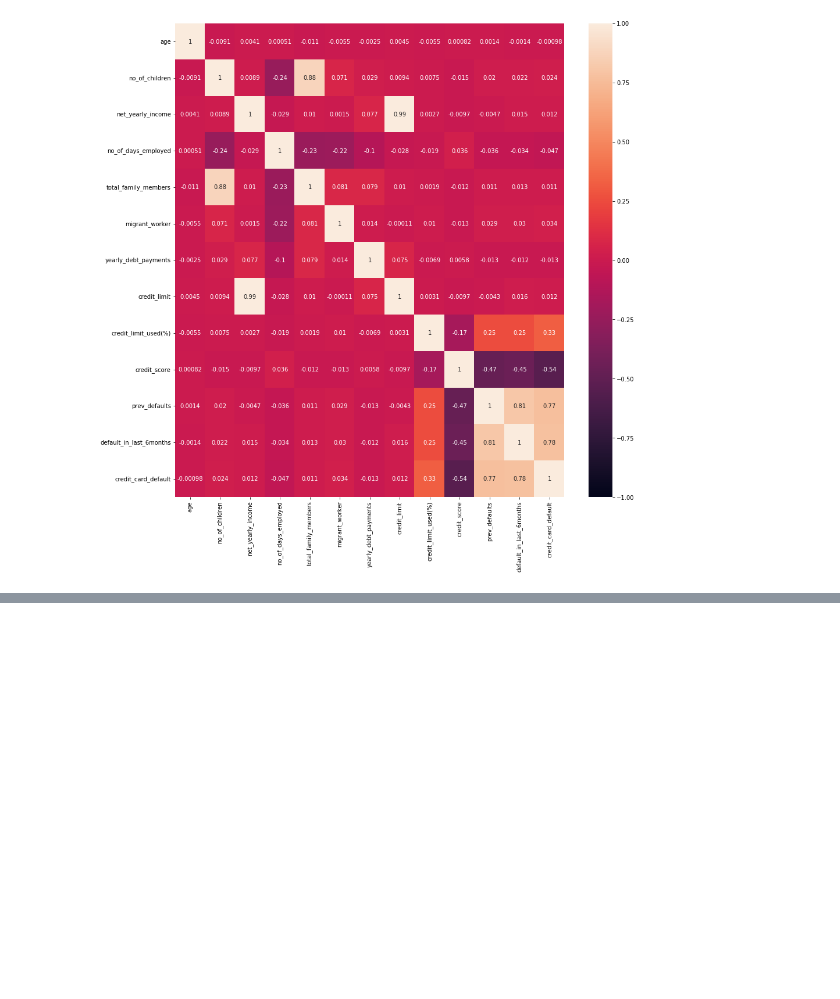
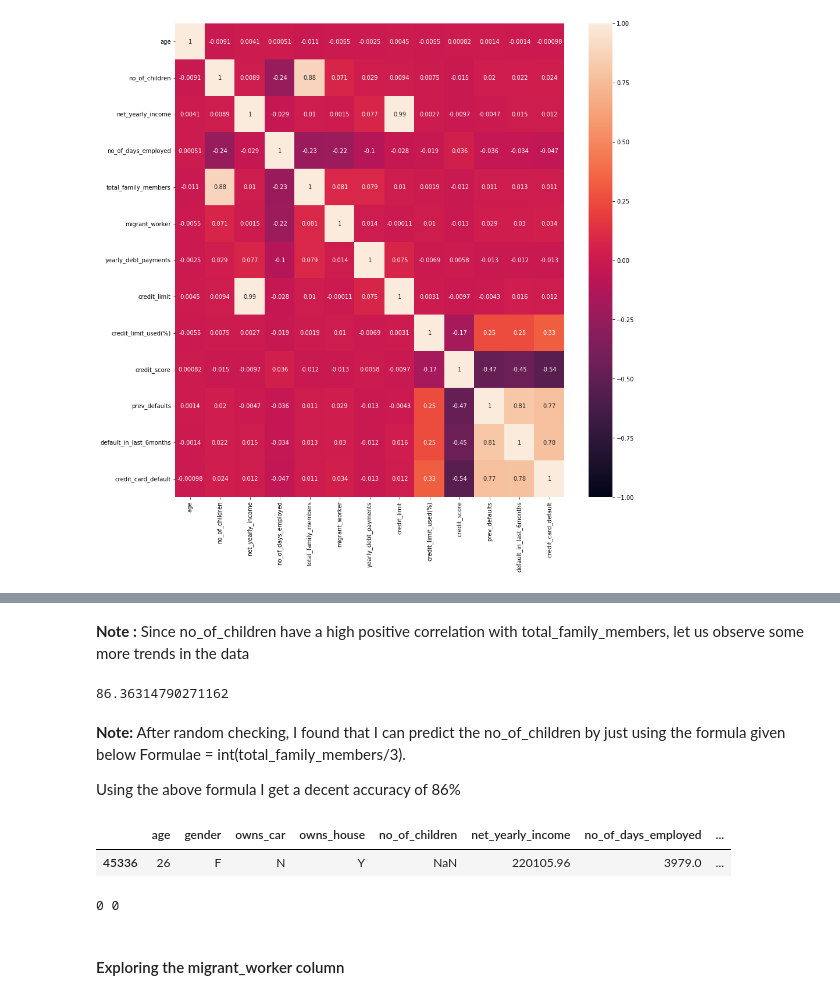
Before and after one commit to Abhishek-003/CreditCard-Default-Prediction, a Jupyter notebook: CreditCard_Default_Prediction.ipynb, the cells around one changed output, grey strips where cells are left out. Drawn from its saved outputs; the diff is of its cells as text; code cells hidden in the pictures; blank space fills up the shorter version.

```diff
--- a/CreditCard_Default_Prediction.ipynb
+++ b/CreditCard_Default_Prediction.ipynb
@@ -178,28 +171,0 @@ req = train_data.groupby('occupation_type')[['no_of_days_employed', 'credit_scor
-# %%
-# Imputing no_of_days_employed
-
-days_employed_missing_train = train_data[train_data['no_of_days_employed'].isnull()].index.tolist()
-days_employed_missing_test = test_data[test_data['no_of_days_employed'].isnull()].index.tolist()
-for i in days_employed_missing_train:
-  occupation = train_data.loc[i, 'occupation_type']
-  train_data.loc[i, 'no_of_days_employed'] = req['no_of_days_employed'][occupation]
-for i in days_employed_missing_test:
-  occupation = test_data.loc[i, 'occupation_type']
-  test_data.loc[i, 'no_of_days_employed'] = req['no_of_days_employed'][occupation]
-
-# Checking if the no_of_days employed is succesfully imputed or not
-print(test_data['no_of_days_employed'].isnull().sum(), train_data['no_of_days_employed'].isnull().sum())
-
-# Imputing credit_score
-
-credit_score_missing_train = test_data[test_data['credit_limit'].isnull()].index.tolist()
-days_employed_missing_test = test_data[test_data['no_of_days_employed'].isnull()].index.tolist()
-for i in days_employed_missing_train:
-  occupation = train_data.loc[i, 'occupation_type']
-  train_data.loc[i, 'no_of_days_employed'] = req['no_of_days_employed'][occupation]
-for i in days_employed_missing_test:
-  occupation = test_data.loc[i, 'occupation_type']
-  test_data.loc[i, 'no_of_days_employed'] = req['no_of_days_employed'][occupation]
-
-# Checking if the no_of_days employed is succesfully imputed or not
-print(test_data['no_of_days_employed'].isnull().sum(), train_data['no_of_days_employed'].isnull().sum())
@@ -224,0 +179,6 @@ null_data
+# %%
+test_dupli = test_data.drop(['customer_id', 'name'], axis=1)
+train_dupli = train_data.copy(deep=True)
+total_data = pd.concat([test_dupli, train_dupli])
+# %%
+req = total_data.groupby('occupation_type')[['no_of_days_employed', 'credit_score','yearly_debt_payments']].mean().apply(list).to_dict()
@@ -224,0 +235,6 @@ null_data
+# %%
+# Imputing owns_car missing data with mode value
+train_data['owns_car'].fillna('N', inplace=True)
+test_data['owns_car'].fillna('N', inplace=True)
+# %% [markdown]
+**Note :** Since no_of_children have a high positive correlation with total_family_members, let us observe some more trends in the data
@@ -224,0 +244,14 @@ null_data
+# %%
+print((count/len(temp_req))*100)
+# %% [output]
+86.36314790271162
+# %% [markdown]
+**Note:** After random checking, I found that I can predict the no_of_children by just using the formula given below
+Formulae = int(total_family_members/3).
+
+Using the above formula I get a decent accuracy of 86%
+# %%
+train_data.loc[(train_data['no_of_children'].isnull()) & (train_data['total_family_members'].isnull())]
+# %% [output]
+|  | age | gender | owns_car | owns_house | no_of_children | net_yearly_income | no_of_days_employed | ... |
+| 45336 | 26 | F | N | Y | NaN | 220105.96 | 3979.0 | ... |
@@ -224,0 +264,10 @@ null_data
+# %%
+for i in children_missing_train:
+    train_data.loc[i, 'no_of_children'] = int(train_data.loc[i, 'total_family_members']/3)
+
+for i in children_missing_test:
+    test_data.loc[i, 'no_of_children'] = int(test_data.loc[i, 'total_family_members']/3)
+
+print(train_data['no_of_children'].isnull().sum(), test_data['no_of_children'].isnull().sum())
+# %% [output]
+0 0
@@ -224,0 +279,2 @@ null_data
+# %% [markdown]
+#### Exploring the migrant_worker column
```
Also changed, not shown: parts of 64 cells of this notebook.
